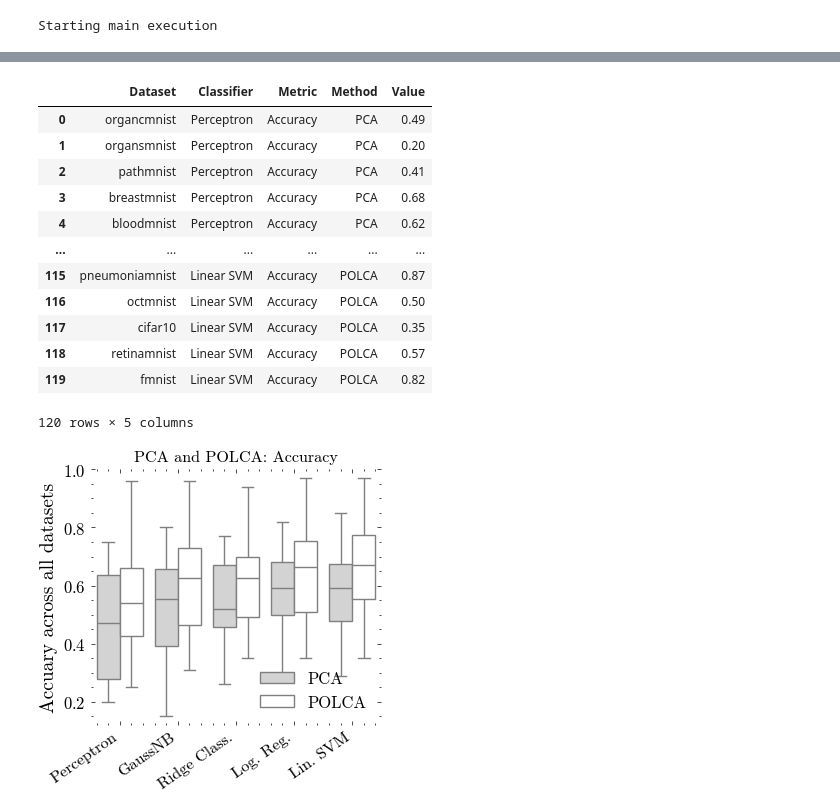
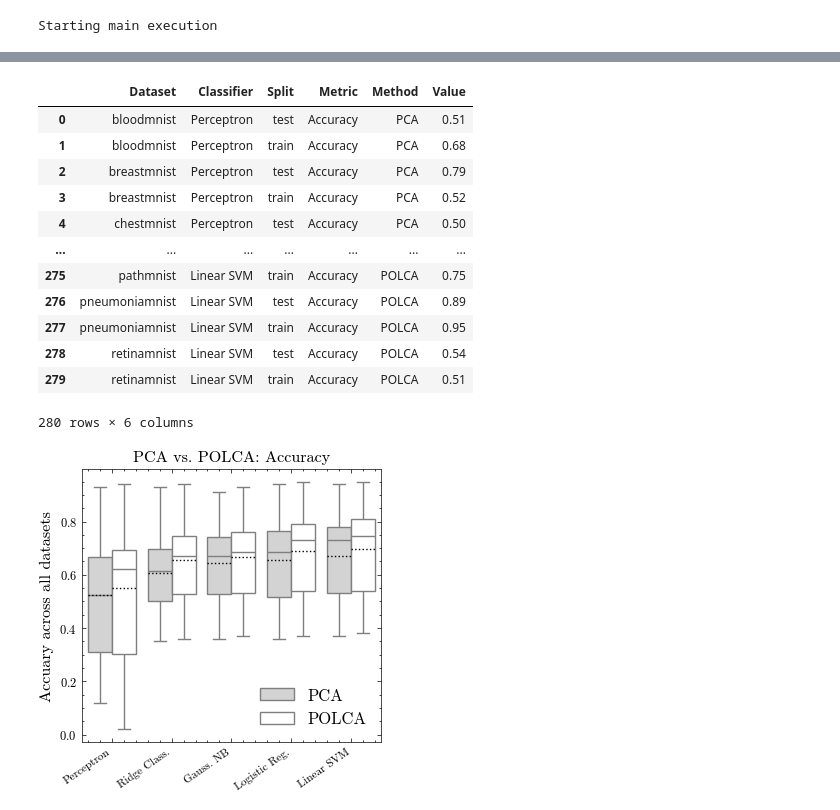
Before and after one commit to jamartinh/polcanet, a Jupyter notebook: examples/notebooks/report_all_classification_metrics.ipynb, the cells around one changed output, grey strips where cells are left out. Saved outputs shown, nothing was run; the diff lists cells and outputs as text; code cells hidden in the pictures.

Commit message:
Many improvements in all senses and many completions in the experimental part

```diff
--- a/examples/notebooks/report_all_classification_metrics.ipynb
+++ b/examples/notebooks/report_all_classification_metrics.ipynb
@@ -33,6 +33,10 @@ def read_csv_files(file_pattern):
         df = df.reset_index()
         df.columns = ["Classifier"] + [f"{col[1]}_{col[0]}" for col in df.columns[1:]]
         df["Dataset"] = dataset_name
+        if "_train.csv" in str(file):
+            df["Split"] = "train"
+        if "_test.csv" in str(file):
+            df["Split"] = "test"
         all_data.append(df)
     return pd.concat(all_data, ignore_index=True)
 
@@ -57,13 +61,14 @@ def create_formatted_dataframe(df):
         formatted_df[(metric, "PCA")] = df[f"PCA_{metric}"]
         formatted_df[(metric, "POLCA")] = df[f"POLCA_{metric}"]
 
-    formatted_df.index = pd.MultiIndex.from_frame(df[["Dataset", "Classifier"]])
+    formatted_df.index = pd.MultiIndex.from_frame(df[["Dataset","Classifier","Split"]])
+    formatted_df = formatted_df.sort_index()
 
     return formatted_df
 # %%
 # Main execution
 print("Starting main execution")
-raw_classification_metrics = read_csv_files("experiments/*/classification_metrics_test.csv")
+raw_classification_metrics = read_csv_files("experiments/*/classification_metrics_*.csv")
 classification_metrics = process_classification_data(raw_classification_metrics)
 # %% [output]
 Starting main execution
@@ -105,8 +110,8 @@ latex_table = formatted_df.to_latex(
     column_format="llrrrrrr",
 )
 print(latex_table)
-with open("experiments/classifier_metric_comparison.tex", "w") as f:
-    f.write(latex_table)
+# with open("experiments/classifier_metric_comparison.tex", "w") as f:
+#     f.write(latex_table)
 # %% [output]
 \begin{table}[htbp]
 \caption{Classification Metrics Comparison}
@@ -130,5 +135,6 @@ Dataset & Classifier &  &  &  &  &  &  \\
 df_long = (
     formatted_df.stack(level=[0, 1], future_stack=True)
     .reset_index()
-    .rename(columns={"level_2": "Metric", "level_3": "Method", 0: "Value"})
+    .rename(columns={"level_3": "Metric", "level_4": "Method", 0: "Value"})
 )
+df_long
@@ -175,44 +195,52 @@ df_sorted
 df = pd.DataFrame(df_sorted.copy())
 df
 # %% [output]
-|  | Dataset | Classifier | Metric | Method | Value |
-| 0 | organcmnist | Perceptron | Accuracy | PCA | 0.49 |
-| 1 | organsmnist | Perceptron | Accuracy | PCA | 0.20 |
-| 2 | pathmnist | Perceptron | Accuracy | PCA | 0.41 |
-| 3 | breastmnist | Perceptron | Accuracy | PCA | 0.68 |
-| 4 | bloodmnist | Perceptron | Accuracy | PCA | 0.62 |
-| ... | ... | ... | ... | ... | ... |
-| 115 | pneumoniamnist | Linear SVM | Accuracy | POLCA | 0.87 |
-| 116 | octmnist | Linear SVM | Accuracy | POLCA | 0.50 |
-| 117 | cifar10 | Linear SVM | Accuracy | POLCA | 0.35 |
-| 118 | retinamnist | Linear SVM | Accuracy | POLCA | 0.57 |
-| 119 | fmnist | Linear SVM | Accuracy | POLCA | 0.82 |
+|  | Dataset | Classifier | Split | Metric | Method | Value |
+| 0 | bloodmnist | Perceptron | test | Accuracy | PCA | 0.51 |
+| 1 | bloodmnist | Perceptron | train | Accuracy | PCA | 0.68 |
+| 2 | breastmnist | Perceptron | test | Accuracy | PCA | 0.79 |
+| 3 | breastmnist | Perceptron | train | Accuracy | PCA | 0.52 |
+| 4 | chestmnist | Perceptron | test | Accuracy | PCA | 0.50 |
+| ... | ... | ... | ... | ... | ... | ... |
+| 275 | pathmnist | Linear SVM | train | Accuracy | POLCA | 0.75 |
+| 276 | pneumoniamnist | Linear SVM | test | Accuracy | POLCA | 0.89 |
+| 277 | pneumoniamnist | Linear SVM | train | Accuracy | POLCA | 0.95 |
+| 278 | retinamnist | Linear SVM | test | Accuracy | POLCA | 0.54 |
+| 279 | retinamnist | Linear SVM | train | Accuracy | POLCA | 0.51 |
-120 rows × 5 columns
+280 rows × 6 columns
 # %%
 fig, ax = plt.subplots(figsize=(3.5, 3.5))
 sns.boxplot(
     data=df,
     x="Classifier",
     y="Value",
     hue="Method",
     fill=True,
     palette={"PCA": "lightgray", "POLCA": "white"},
-    fliersize=0,
     gap=0.0,
-    width = 0.8,
+    width=0.8,
+    showmeans=True,
+    meanprops={"ls": ":", "c": "k"},
+    meanline=True,
+    showfliers=False,
+    fliersize=0.5,
 )
 plt.xlabel("")
-ax.set_ylabel(f"Accuary across all datasets")
-# plt.ylim([-0.01,1.4]);
+ax.set_ylabel(f"Accuary across all datasets", fontsize="small")
+
 ax.set_xticks(range(len(df.Classifier.unique())))
-ax.set_xticklabels(["Perceptron","GaussNB","Ridge Class.","Log. Reg.","Lin. SVM",], rotation=35, ha="right", fontsize="small")
-ax.set_title(f"PCA and POLCA: Accuracy", fontsize="small")
-ax.set_ylim(0.12, 1.0)
+tlabels = [t.get_text() for t in ax.get_xticklabels()]
+tlabels[tlabels.index("Gaussian Naive Bayes")] = "Gauss. NB"
+tlabels[tlabels.index("Logistic Regression")] = "Logistic Reg."
+tlabels[tlabels.index("Ridge Classifier")] = "Ridge Class."
+ax.set_xticklabels(tlabels, rotation=35, ha="right", fontsize="xx-small")
+ax.set_title(f"PCA vs. POLCA: Accuracy", fontsize="small")
+# ax.set_ylim(0.1, 1.0)
 
 # Add in points to show each observation
 plt.legend()
 # Tweak the visual presentation
-sns.despine(trim=False, left=True, right=True, top=True, bottom=True)
+# sns.despine(trim=False, left=True, right=True, top=True, bottom=True)
 plt.savefig("experiments/classifier_metric_comparison_boxplot.pdf", dpi=300, bbox_inches="tight")
 # %% [output]
-[figure, old version]
+[figure, new version]
```
Also changed, not shown: parts of 11 cells of this notebook, 9 other files.
